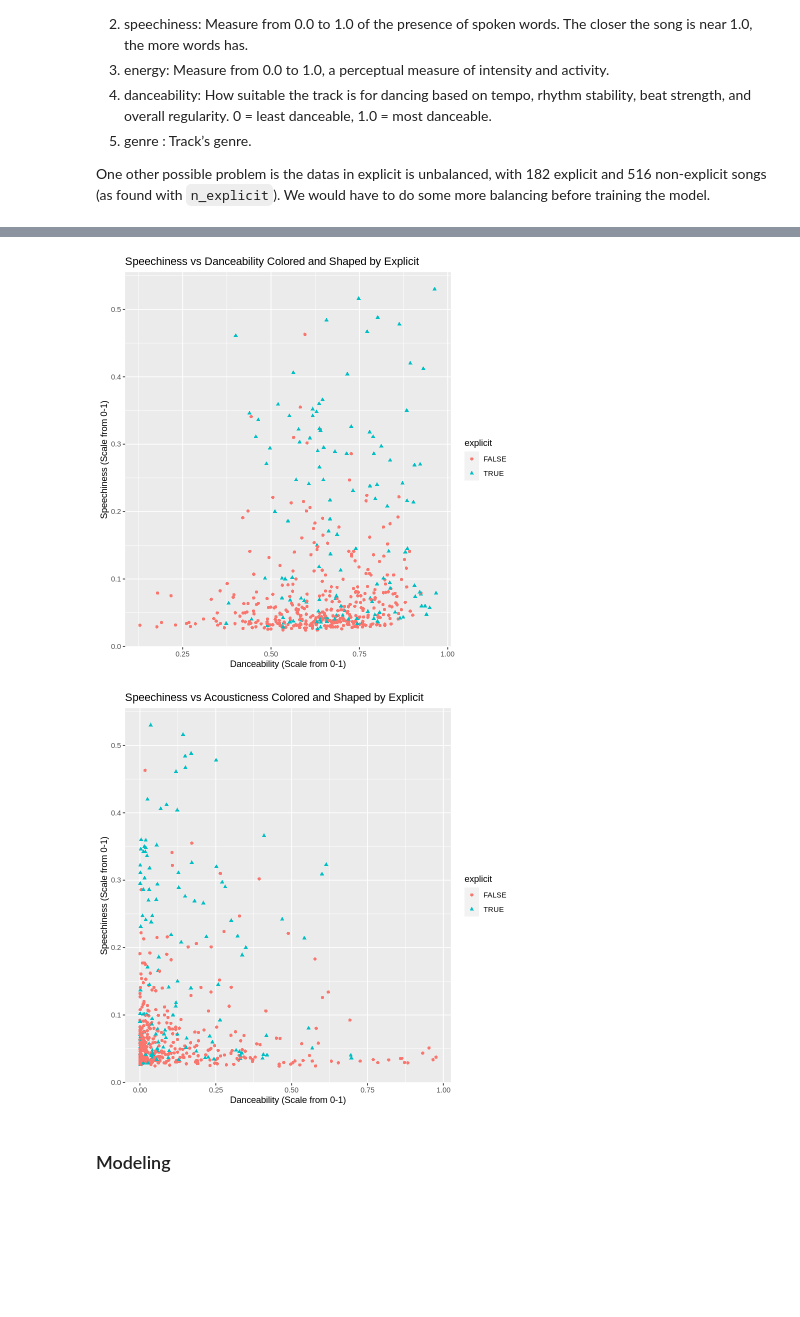
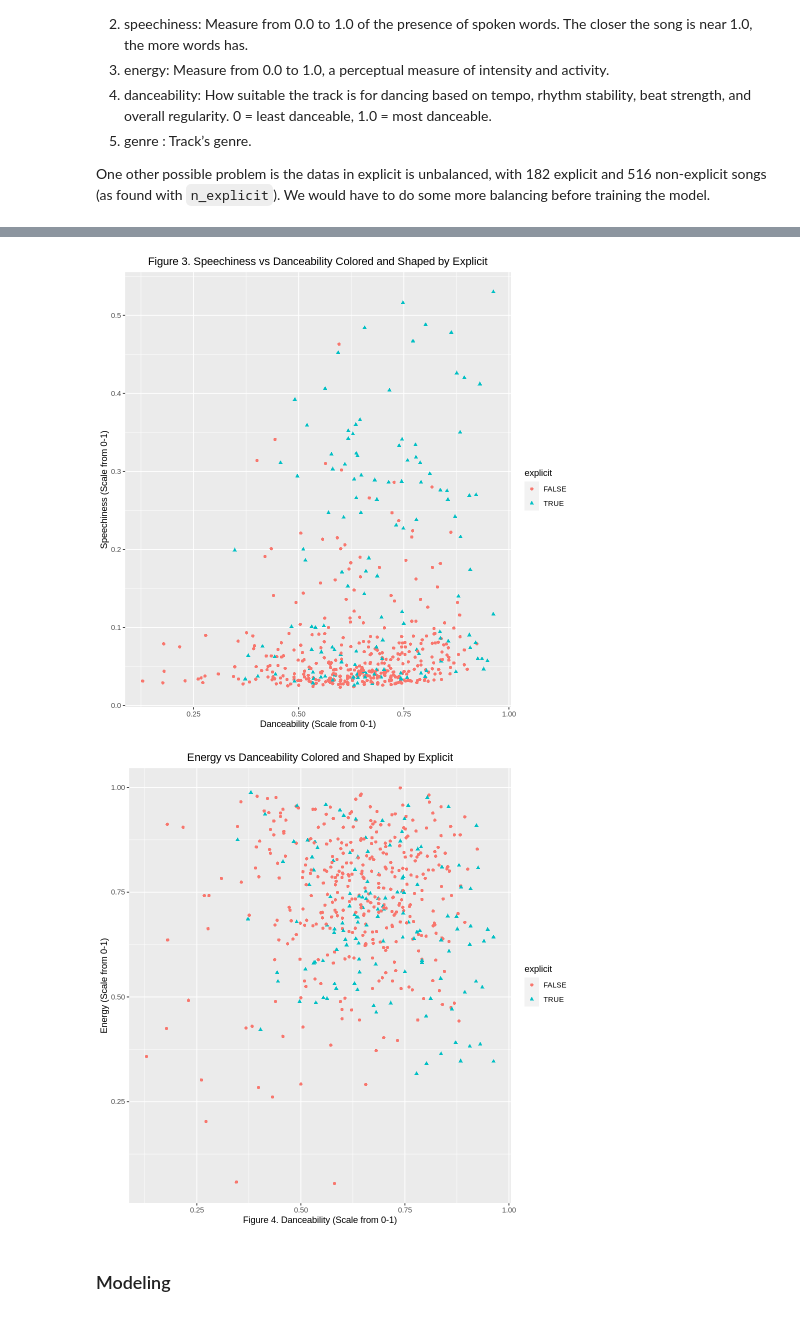
Before and after one commit to SugarLucas/dsci_100_project, a Jupyter notebook: Top_hits.ipynb, the cells around one changed output, grey strips where cells are left out. Cells and saved outputs as stored; diff of their text form; code cells hidden in the pictures; blank space fills up the shorter version.

```diff
--- a/Top_hits.ipynb
+++ b/Top_hits.ipynb
@@ -215,20 +195,22 @@ plot3 <- song_train %>%
     ggplot(aes(x = danceability, y = speechiness, colour = explicit, shape = explicit)) +
     geom_point() +
     labs(x = "Danceability (Scale from 0-1)", y = 'Speechiness (Scale from 0-1)') +
-    ggtitle('Speechiness vs Danceability Colored and Shaped by Explicit')
+    ggtitle('Figure 3. Speechiness vs Danceability Colored and Shaped by Explicit') +
+    theme(plot.title = element_text(hjust = 0.5))
 plot3
 # %% [output]
-[figure, old version]
+[figure, new version]
 # %%
-# Scatter : Speechiness vs Acousticness Colored and Shaped by Explicit
+# Scatter : Energy vs Danceability Colored and Shaped by Explicit
 plot4 <- song_train %>%
-    ggplot(aes(x = acousticness, y = speechiness, colour = explicit, shape = explicit)) +
+    ggplot(aes(x = danceability, y = energy, colour = explicit, shape = explicit)) +
     geom_point() +
-    labs(x = "Danceability (Scale from 0-1)", y = 'Speechiness (Scale from 0-1)') +
-    ggtitle('Speechiness vs Acousticness Colored and Shaped by Explicit')
+    labs(x = "Figure 4. Danceability (Scale from 0-1)", y = 'Energy (Scale from 0-1)') +
+    ggtitle('Energy vs Danceability Colored and Shaped by Explicit') +
+    theme(plot.title = element_text(hjust = 0.5))
 plot4
 # %% [output]
-[figure, old version]
+[figure, new version]
 # %% [markdown]
 ### Modeling
 # %%
```
Also changed, not shown: parts of 25 cells of this notebook.
